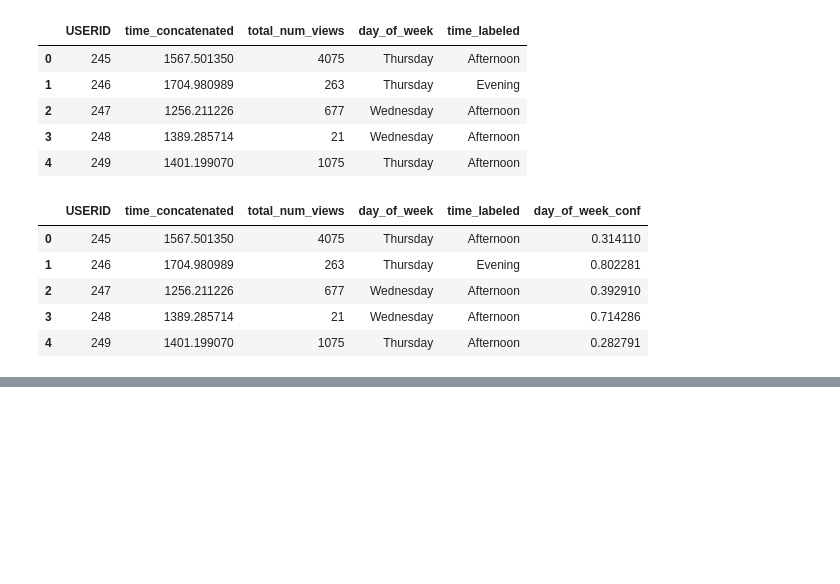
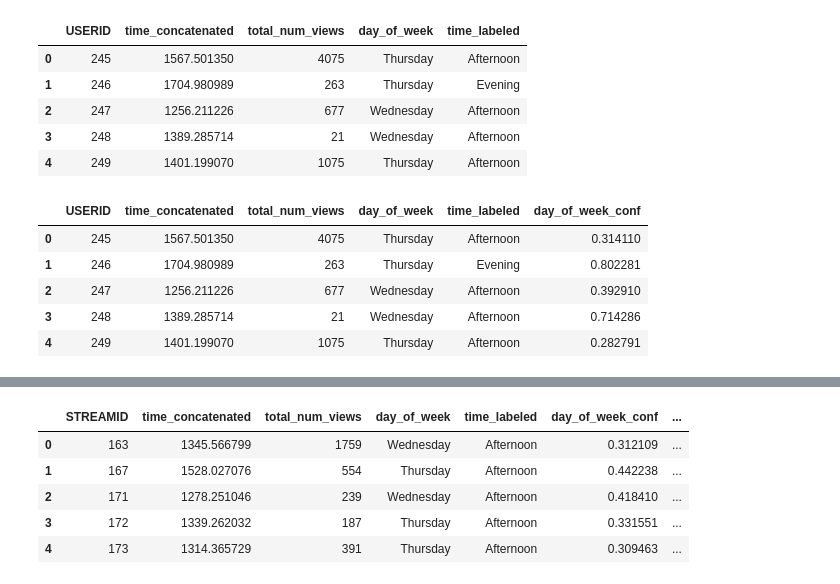
Before and after one commit to ace-racer/ContextualRecommender, a Jupyter notebook: nudge_framework/Process raw stream views-Nudge.ipynb, the cells around one changed output, grey strips where cells are left out. Cells and saved outputs as stored; diff of their text form; code cells hidden in the pictures; blank space fills up the shorter version.

Commit message:
Group stream views by streamid and userid

```diff
--- a/nudge_framework/Process raw stream views-Nudge.ipynb
+++ b/nudge_framework/Process raw stream views-Nudge.ipynb
@@ -235,0 +295,3 @@ stream_views_grouped_df.head()
+# %%
+stream_views_grouped_stream_df["time_labeled"] = stream_views_grouped_stream_df["time_concatenated"].apply(label_time)
+stream_views_grouped_stream_df.head()
@@ -235,0 +305,3 @@ stream_views_grouped_df.head()
+# %%
+stream_views_grouped_stream_df.columns = ['STREAMID', 'time_concatenated', 'total_num_views', 'day_of_week', 'time_labeled']
+stream_views_grouped_stream_df.head()
@@ -235,0 +315,39 @@ stream_views_grouped_df.head()
+# %%
+def get_confidence_score_day_of_week_stream(row):
+    # print(row)
+
+    streamid = row["STREAMID"]
+    day_of_week_mode = row["day_of_week"]
+
+    # get the mode for this stream
+    user_stream_views_df = stream_views_df[stream_views_df["STREAMID"] == streamid]
+    user_stream_views_on_day_df = user_stream_views_df[user_stream_views_df["day_of_week"] == day_of_week_mode]
+    numerator = user_stream_views_on_day_df.size
+    denominator = user_stream_views_df.size
+    # print(numerator/denominator)
+    return numerator/denominator
+
+def get_confidence_score_time_labeled_stream(row):
+    # print(row)
+
+    streamid = row["STREAMID"]
+    time_labeled_mode = row["time_labeled"]
+
+    user_stream_views_df = stream_views_df[stream_views_df["STREAMID"] == streamid]
+    user_stream_views_at_time_df = user_stream_views_df[user_stream_views_df["time_labeled"] == time_labeled_mode]
+    numerator = user_stream_views_at_time_df.size
+    denominator = user_stream_views_df.size
+    # print(numerator/denominator)
+    return numerator/denominator
+# %%
+stream_views_grouped_stream_df["day_of_week_conf"] = stream_views_grouped_stream_df.apply(get_confidence_score_day_of_week_stream, axis=1)
+stream_views_grouped_stream_df["time_labelled_conf"] = stream_views_grouped_stream_df.apply(get_confidence_score_time_labeled_stream, axis=1)
+# %%
+stream_views_grouped_stream_df.head()
+# %% [output]
+|  | STREAMID | time_concatenated | total_num_views | day_of_week | time_labeled | day_of_week_conf | ... |
+| 0 | 163 | 1345.566799 | 1759 | Wednesday | Afternoon | 0.312109 | ... |
+| 1 | 167 | 1528.027076 | 554 | Thursday | Afternoon | 0.442238 | ... |
+| 2 | 171 | 1278.251046 | 239 | Wednesday | Afternoon | 0.418410 | ... |
+| 3 | 172 | 1339.262032 | 187 | Thursday | Afternoon | 0.331551 | ... |
+| 4 | 173 | 1314.365729 | 391 | Thursday | Afternoon | 0.309463 | ... |
```
Also changed, not shown: parts of 10 cells of this notebook.
